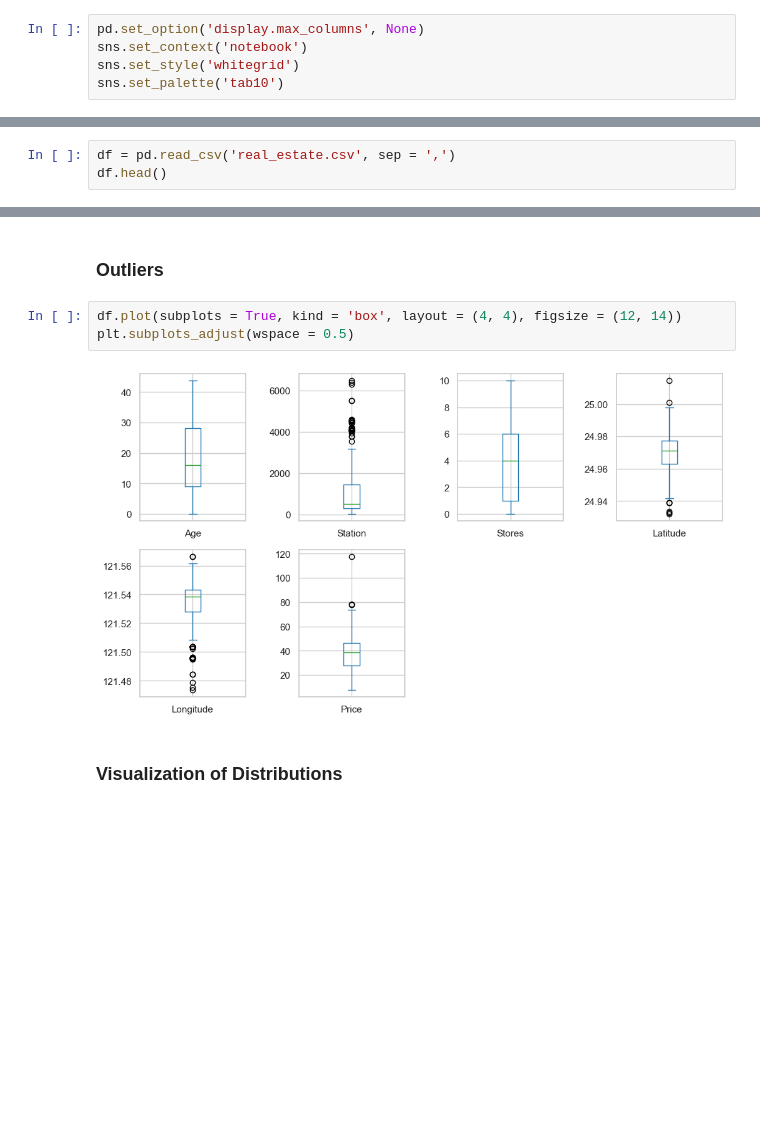
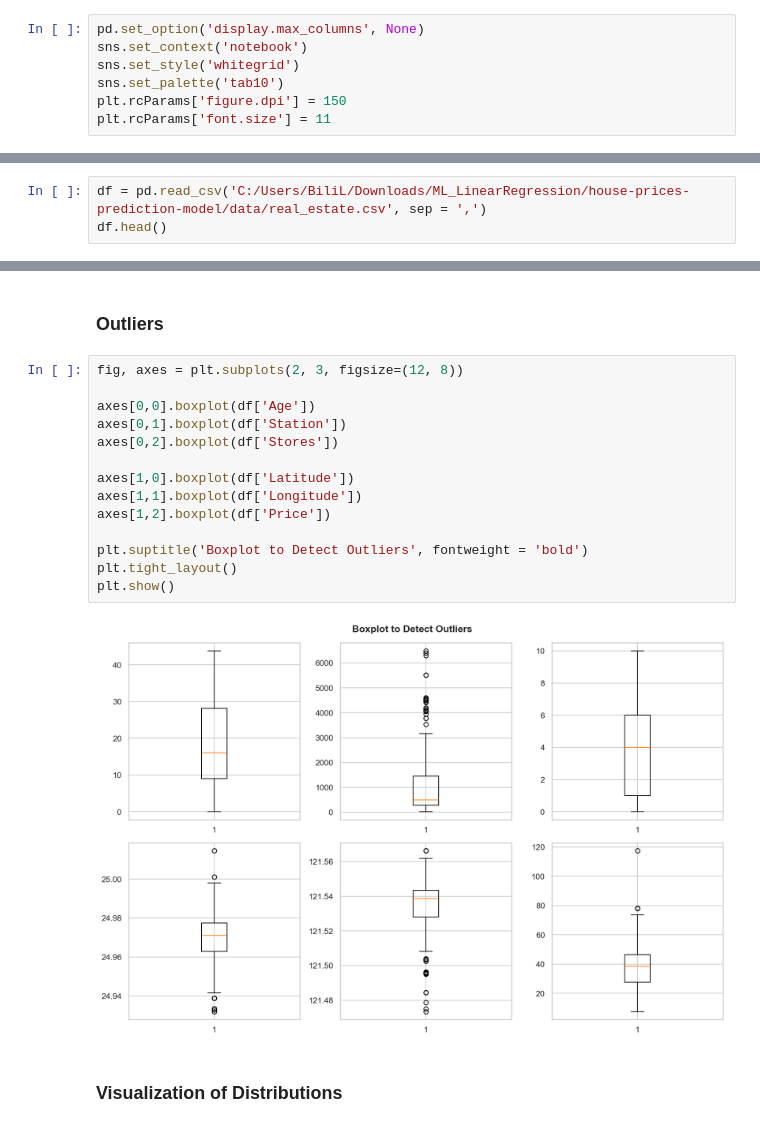
Before and after one commit to BillyImpostor/house-prices-prediction-model, a Jupyter notebook: notebooks/linear_regression.ipynb, the cells around one changed output, grey strips where cells are left out. Drawn from its saved outputs; the diff is of its cells as text; blank space fills up the shorter version.

```diff
--- a/notebooks/linear_regression.ipynb
+++ b/notebooks/linear_regression.ipynb
@@ -28,12 +35,14 @@ pd.set_option('display.max_columns', None)
 sns.set_context('notebook')
 sns.set_style('whitegrid')
 sns.set_palette('tab10')
+plt.rcParams['figure.dpi'] = 150
+plt.rcParams['font.size'] = 11
 # %% [markdown]
 ## DATA DESCRIPTION
 # %% [markdown]
 ### Load Dataset
 # %%
-df = pd.read_csv('real_estate.csv', sep = ',')
+df = pd.read_csv('C:/Users/BiliL/Downloads/ML_LinearRegression/house-prices-prediction-model/data/real_estate.csv', sep = ',')
 df.head()
 # %% [output]
 |  | No | X1 transaction date | X2 house age | X3 distance to the nearest MRT st... | X4 number of convenience stores | X5 latitude | ... |
@@ -148,10 +157,21 @@ max     43.800000  6488.021000   10.000000   25.014590  121.566270  117.500000
 # %% [markdown]
 ### Outliers
 # %%
-df.plot(subplots = True, kind = 'box', layout = (4, 4), figsize = (12, 14))
-plt.subplots_adjust(wspace = 0.5)
+fig, axes = plt.subplots(2, 3, figsize=(12, 8))
+
+axes[0,0].boxplot(df['Age'])
+axes[0,1].boxplot(df['Station'])
+axes[0,2].boxplot(df['Stores'])
+
+axes[1,0].boxplot(df['Latitude'])
+axes[1,1].boxplot(df['Longitude'])
+axes[1,2].boxplot(df['Price'])
+
+plt.suptitle('Boxplot to Detect Outliers', fontweight = 'bold')
+plt.tight_layout()
+plt.show()
 # %% [output]
-[figure, old version]
+[figure, new version]
 # %% [markdown]
 ### Visualization of Distributions
 # %%
```
Also changed, not shown: parts of 14 cells of this notebook.
